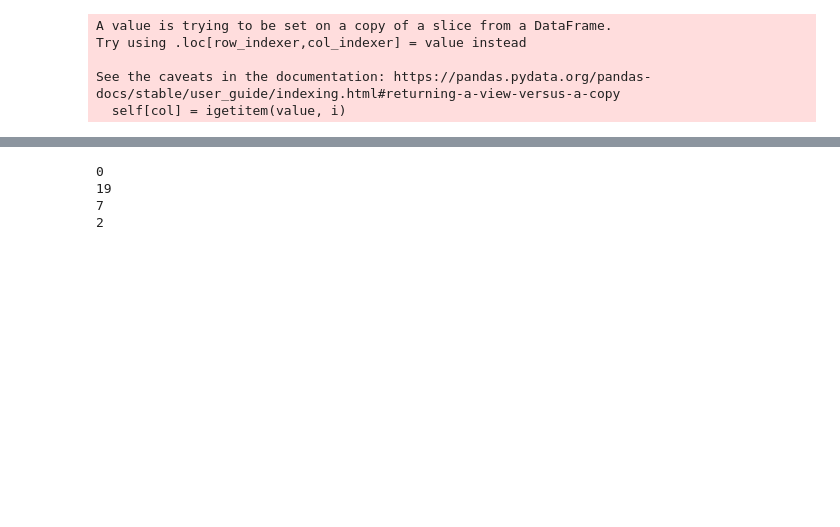
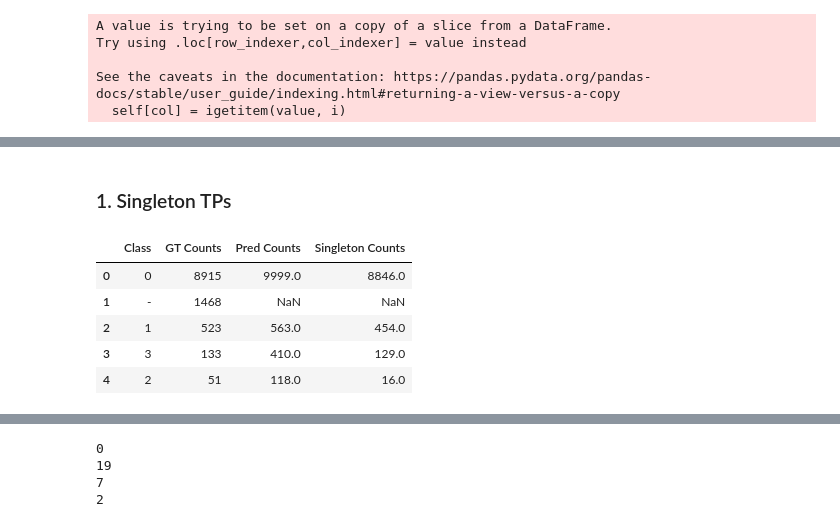
Before and after one commit to mohliyet/conformal_prediction, a Jupyter notebook: crepes_conf_score_implementation.ipynb, the cells around one changed output, grey strips where cells are left out. Saved outputs shown, nothing was run; the diff lists cells and outputs as text; code cells hidden in the pictures; blank space fills up the shorter version.

```diff
--- a/crepes_conf_score_implementation.ipynb
+++ b/crepes_conf_score_implementation.ipynb
@@ -120,0 +105,23 @@ df_testing
+# %% [markdown]
+### 1. Singleton TPs
+# %%
+p_set_cols = ['ascaris_p_set', 'trichuris_p_set', 'hookworm_p_set', 'schistosoma_p_set']
+
+# Create a mask where each value is True if the corresponding value in p_set_cols is 1
+mask = (df_testing[p_set_cols] == 1)
+
+# Sum the True values along the rows. This gives the number of 1s in each row.
+one_counts = mask.sum(axis=1)
+
+# Create a mask where each value is True if the corresponding value in one_counts is 1 (singleton) and gt_obj_id matches pred_obj_id
+mask_singleton_tp = (one_counts == 1) & (df_testing['gt_obj_id'] == df_testing['pred_obj_id'])
+
+# Use the mask to filter the DataFrame
+df_singleton_tp = df_testing[mask_singleton_tp]
+# %% [output]
+|  | Class | GT Counts | Pred Counts | Singleton Counts |
+| 0 | 0 | 8915 | 9999.0 | 8846.0 |
+| 1 | - | 1468 | NaN | NaN |
+| 2 | 1 | 523 | 563.0 | 454.0 |
+| 3 | 3 | 133 | 410.0 | 129.0 |
+| 4 | 2 | 51 | 118.0 | 16.0 |
```
Also changed, not shown: parts of 3 cells of this notebook, 2 other files.
